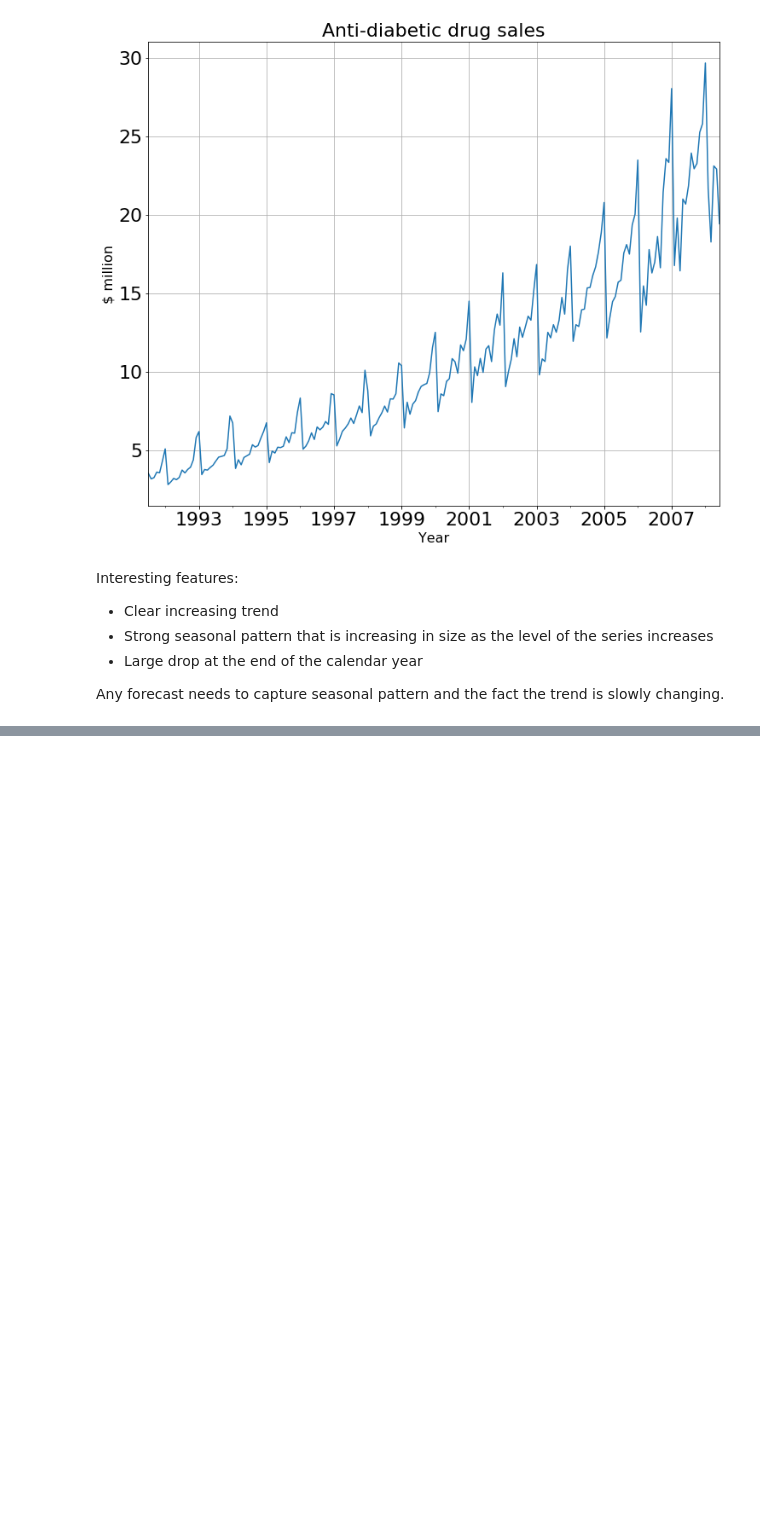
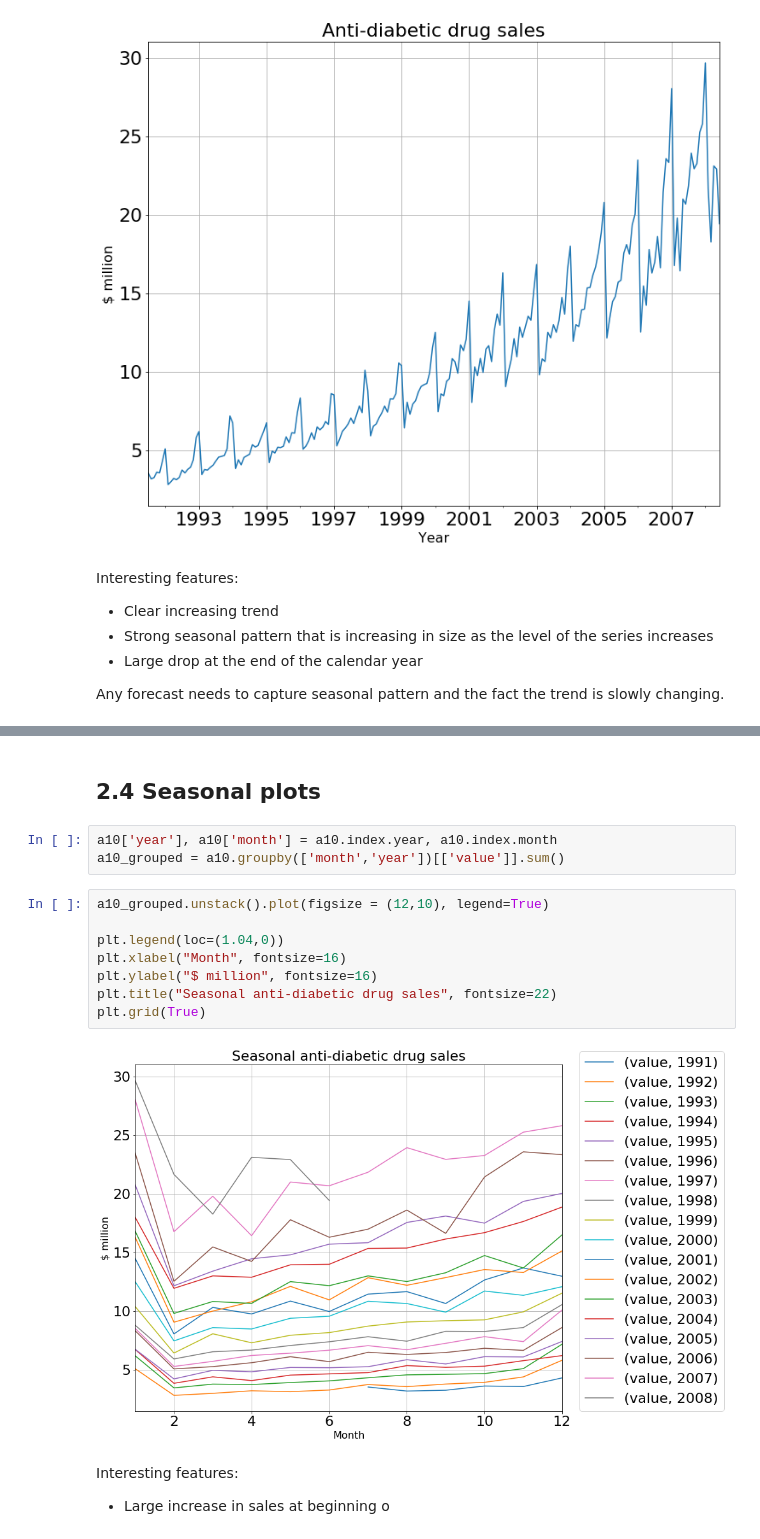
Before and after one commit to robahall/tswalkthrough, a Jupyter notebook: notebooks/1.0-rah-ch2_time_series_graphics.ipynb, the cells around one changed output, grey strips where cells are left out. Saved outputs shown, nothing was run; the diff lists cells and outputs as text; blank space fills up the shorter version.

Commit message:
Added seasonal plot

```diff
--- a/notebooks/1.0-rah-ch2_time_series_graphics.ipynb
+++ b/notebooks/1.0-rah-ch2_time_series_graphics.ipynb
@@ -105,0 +113,18 @@ Any forecast needs to capture seasonal pattern and the fact the trend is slowly
+# %% [markdown]
+## 2.4 Seasonal plots
+# %%
+a10['year'], a10['month'] = a10.index.year, a10.index.month
+a10_grouped = a10.groupby(['month','year'])[['value']].sum()
+# %%
+a10_grouped.unstack().plot(figsize = (12,10), legend=True)
+
+plt.legend(loc=(1.04,0))
+plt.xlabel("Month", fontsize=16)
+plt.ylabel("$ million", fontsize=16)
+plt.title("Seasonal anti-diabetic drug sales", fontsize=22)
+plt.grid(True)
+# %% [output]
+[figure, added]
+# %% [markdown]
+Interesting features:
+* Large increase in sales at beginning o
```
Also changed, not shown: parts of 4 cells of this notebook.
